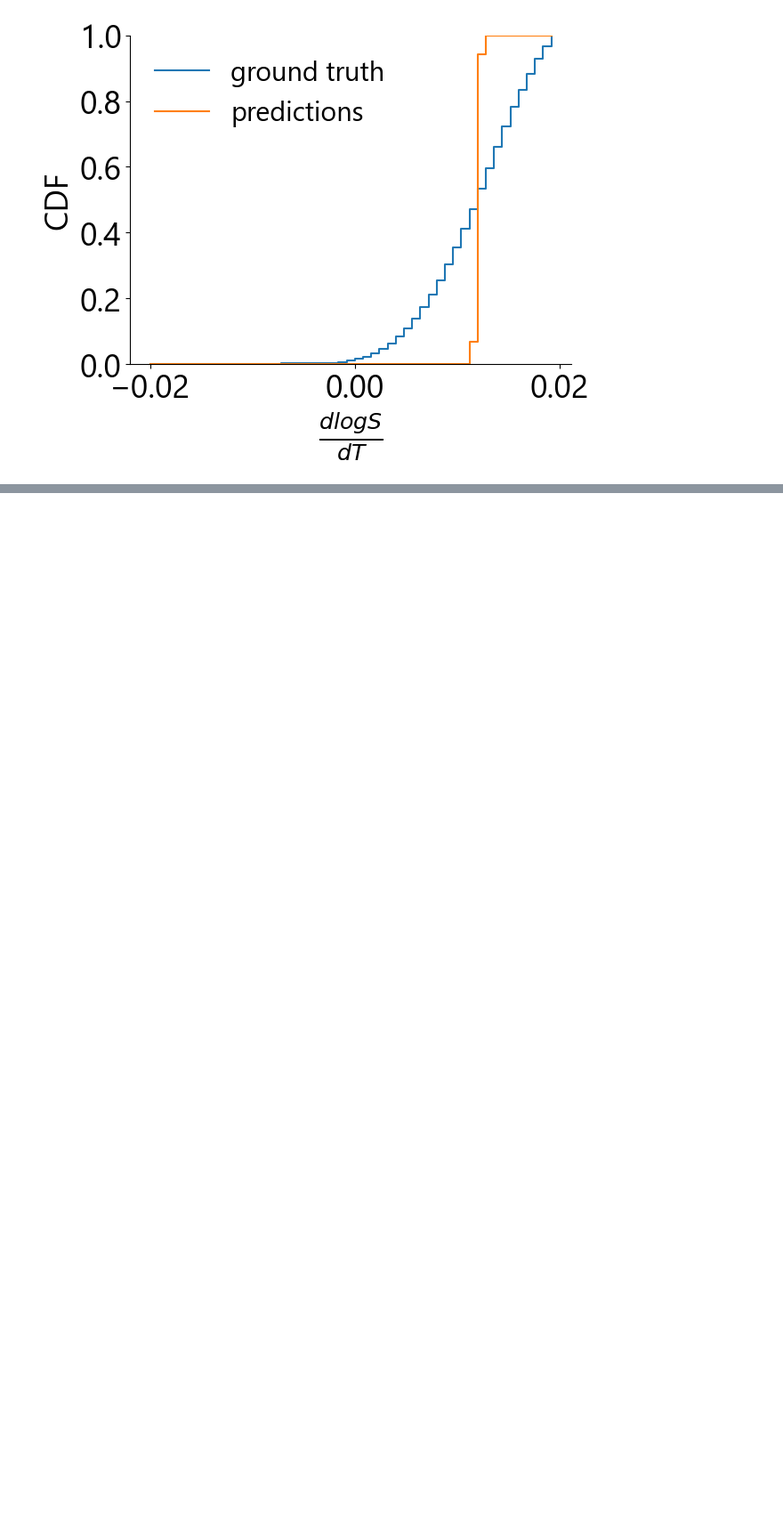
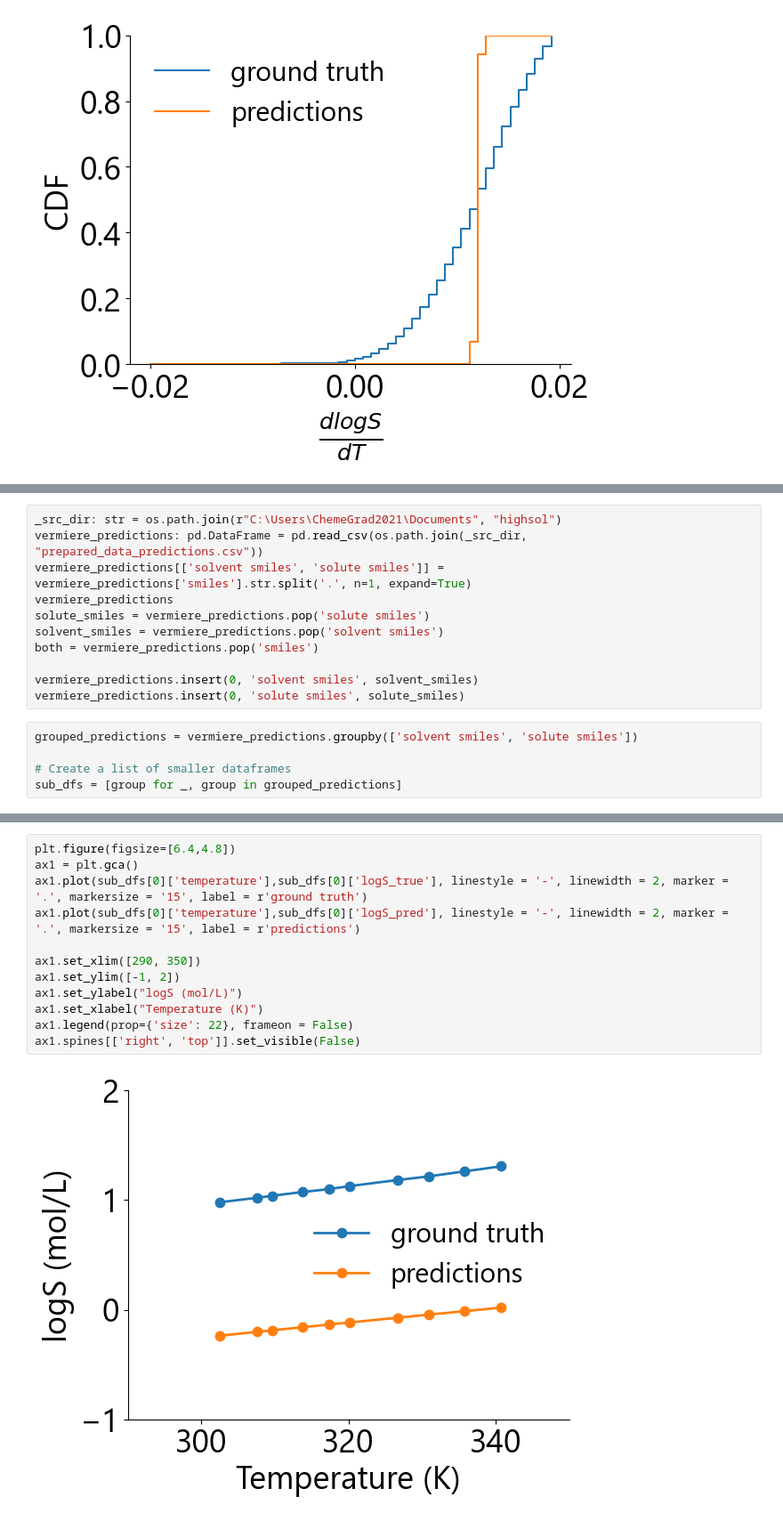
Before and after one commit to JacksonBurns/fastsolv, a Jupyter notebook: temperature_gradients.ipynb, the cells around one changed output, grey strips where cells are left out. Shown at 89% size. Saved outputs shown, nothing was run; the diff lists cells and outputs as text; blank space fills up the shorter version.

Commit message:
Update temperature_gradients.ipynb
comparing temperature gradients from vermeire and bigsol

```diff
--- a/temperature_gradients.ipynb
+++ b/temperature_gradients.ipynb
@@ -286,0 +289,16 @@ plt.show()
+# %%
+_src_dir: str = os.path.join(r"C:\Users\ChemeGrad2021\Documents", "highsol")
+vermiere_predictions: pd.DataFrame = pd.read_csv(os.path.join(_src_dir, "prepared_data_predictions.csv"))
+vermiere_predictions[['solvent smiles', 'solute smiles']] = vermiere_predictions['smiles'].str.split('.', n=1, expand=True)
+vermiere_predictions
+solute_smiles = vermiere_predictions.pop('solute smiles')
+solvent_smiles = vermiere_predictions.pop('solvent smiles')
+both = vermiere_predictions.pop('smiles')
+
+vermiere_predictions.insert(0, 'solvent smiles', solvent_smiles)
+vermiere_predictions.insert(0, 'solute smiles', solute_smiles)
+# %%
+grouped_predictions = vermiere_predictions.groupby(['solvent smiles', 'solute smiles'])
+
+# Create a list of smaller dataframes
+sub_dfs = [group for _, group in grouped_predictions]
@@ -286,0 +323,14 @@ plt.show()
+# %%
+plt.figure(figsize=[6.4,4.8])
+ax1 = plt.gca()
+ax1.plot(sub_dfs[0]['temperature'],sub_dfs[0]['logS_true'], linestyle = '-', linewidth = 2, marker = '.', markersize = '15', label = r'ground truth')
+ax1.plot(sub_dfs[0]['temperature'],sub_dfs[0]['logS_pred'], linestyle = '-', linewidth = 2, marker = '.', markersize = '15', label = r'predictions')
+
+ax1.set_xlim([290, 350])
+ax1.set_ylim([-1, 2])
+ax1.set_ylabel("logS (mol/L)")
+ax1.set_xlabel("Temperature (K)")
+ax1.legend(prop={'size': 22}, frameon = False)
+ax1.spines[['right', 'top']].set_visible(False)
+# %% [output]
+[figure, added]
```
Also changed, not shown: parts of 19 cells of this notebook.
